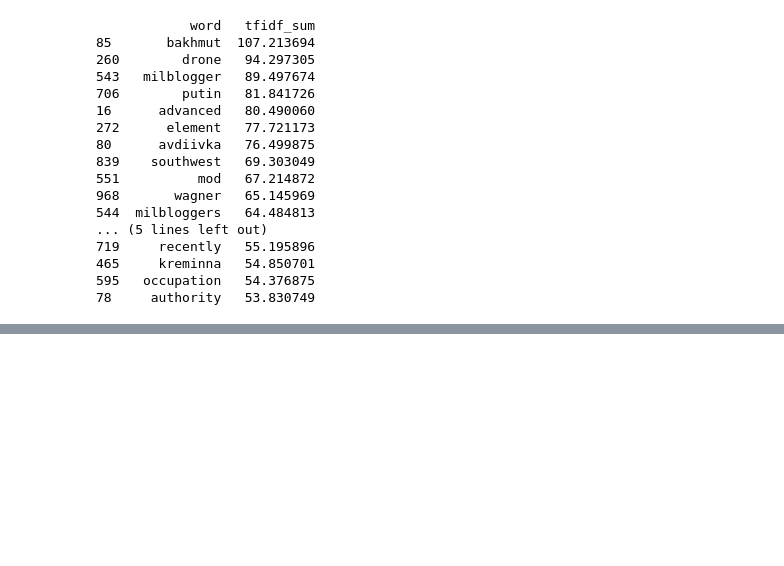
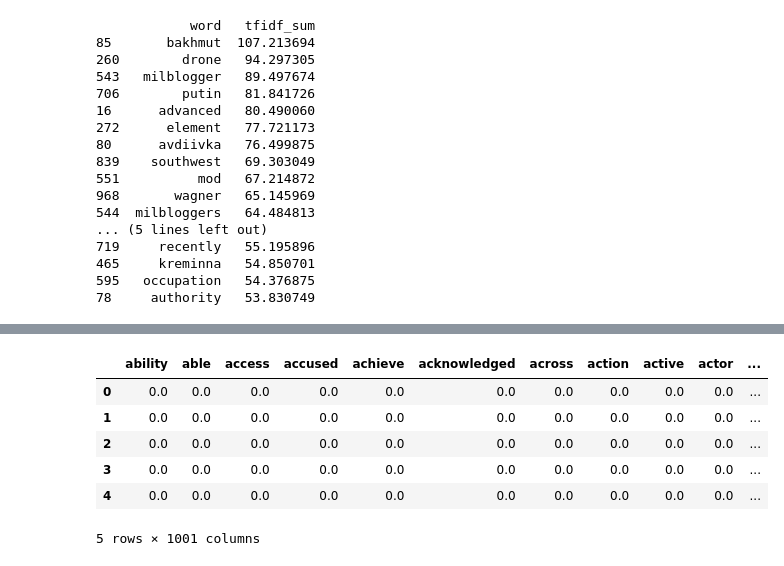
Before and after one commit to KonchakivskyiDanylo/PythonForDs, a Jupyter notebook: data_analysis/isw_analyze.ipynb, the cells around one changed output, grey strips where cells are left out. Drawn from its saved outputs; the diff is of its cells as text; code cells hidden in the pictures; blank space fills up the shorter version.

```diff
--- a/data_analysis/isw_analyze.ipynb
+++ b/data_analysis/isw_analyze.ipynb
@@ -285,0 +316,29 @@ print(word_df.head(20))
+# %%
+result_df = pd.DataFrame()
+
+
+for index, row in df_tfidf.iterrows():
+    date = pd.to_datetime(row['day_datetime'])
+
+    for hour in range(24):
+        new_datetime = date.replace(hour=hour)
+
+        new_row = row.copy()
+
+        new_row['day_datetime'] = new_datetime.strftime('%Y-%m-%d %H:00:00')
+
+        result_df = pd.concat([result_df, pd.DataFrame([new_row])], ignore_index=True)
+
+result_df = result_df.sort_values('day_datetime')
+
+result_df = result_df.reset_index(drop=True)
+# %%
+result_df.head()
+# %% [output]
+|  | ability | able | access | accused | achieve | acknowledged | across | action | active | actor | ... |
+| 0 | 0.0 | 0.0 | 0.0 | 0.0 | 0.0 | 0.0 | 0.0 | 0.0 | 0.0 | 0.0 | ... |
+| 1 | 0.0 | 0.0 | 0.0 | 0.0 | 0.0 | 0.0 | 0.0 | 0.0 | 0.0 | 0.0 | ... |
+| 2 | 0.0 | 0.0 | 0.0 | 0.0 | 0.0 | 0.0 | 0.0 | 0.0 | 0.0 | 0.0 | ... |
+| 3 | 0.0 | 0.0 | 0.0 | 0.0 | 0.0 | 0.0 | 0.0 | 0.0 | 0.0 | 0.0 | ... |
+| 4 | 0.0 | 0.0 | 0.0 | 0.0 | 0.0 | 0.0 | 0.0 | 0.0 | 0.0 | 0.0 | ... |
+5 rows × 1001 columns
```
Also changed, not shown: parts of 4 cells of this notebook.
